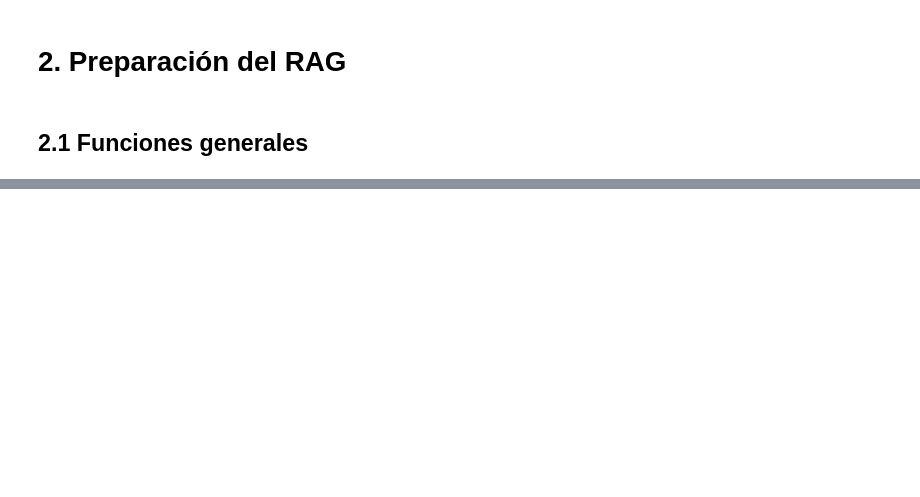
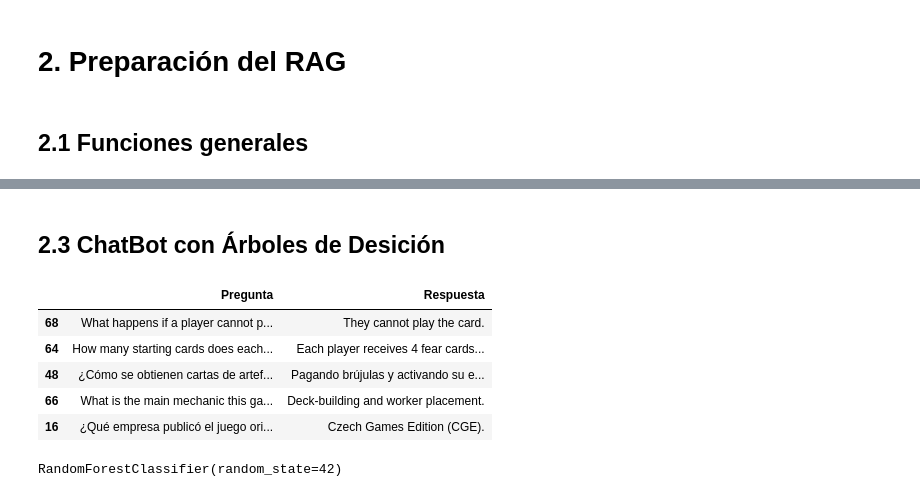
Before and after one commit to giulicrenna/TUIA-NLP, a Jupyter notebook: notebook.ipynb, the cells around one changed output, grey strips where cells are left out. Saved outputs shown, nothing was run; the diff lists cells and outputs as text; code cells hidden in the pictures; blank space fills up the shorter version.

```diff
--- a/notebook.ipynb
+++ b/notebook.ipynb
@@ -316 +510,14 @@ Chat: Las Ruinas Perdidas de Arnak está disponible para su compra en tiendas es
 --------------------------------------------------
+# %% [markdown]
+## 2.3 ChatBot con Árboles de Desición
+# %%
+data = data = pd.read_csv(os.path.join(os.getcwd(), 'data', 'preguntas_y_respuestas.csv'))
+# %%
+data.sample(5)
+# %% [output]
+|  | Pregunta | Respuesta |
+| 68 | What happens if a player cannot p... | They cannot play the card. |
+| 64 | How many starting cards does each... | Each player receives 4 fear cards... |
+| 48 | ¿Cómo se obtienen cartas de artef... | Pagando brújulas y activando su e... |
+| 66 | What is the main mechanic this ga... | Deck-building and worker placement. |
+| 16 | ¿Qué empresa publicó el juego ori... | Czech Games Edition (CGE). |
@@ -316,0 +537,5 @@ Chat: Las Ruinas Perdidas de Arnak está disponible para su compra en tiendas es
+# %%
+classifier = RandomForestClassifier(n_estimators=100, random_state=42)
+classifier.fit(X_train, y_train)
+# %% [output]
+RandomForestClassifier(random_state=42)
```
Also changed, not shown: parts of 46 cells of this notebook, 1 other file.
